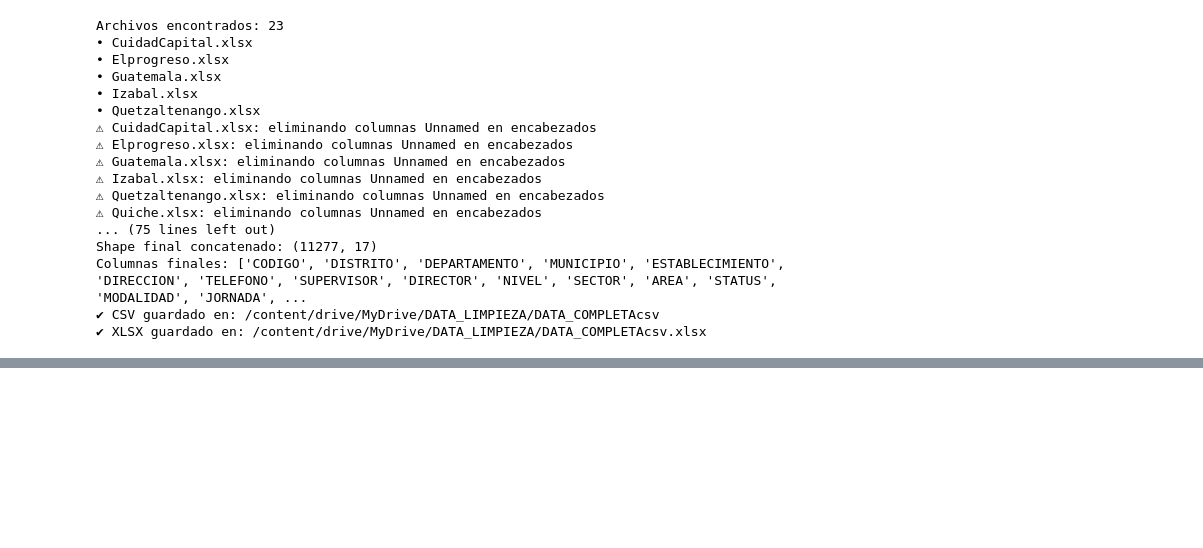
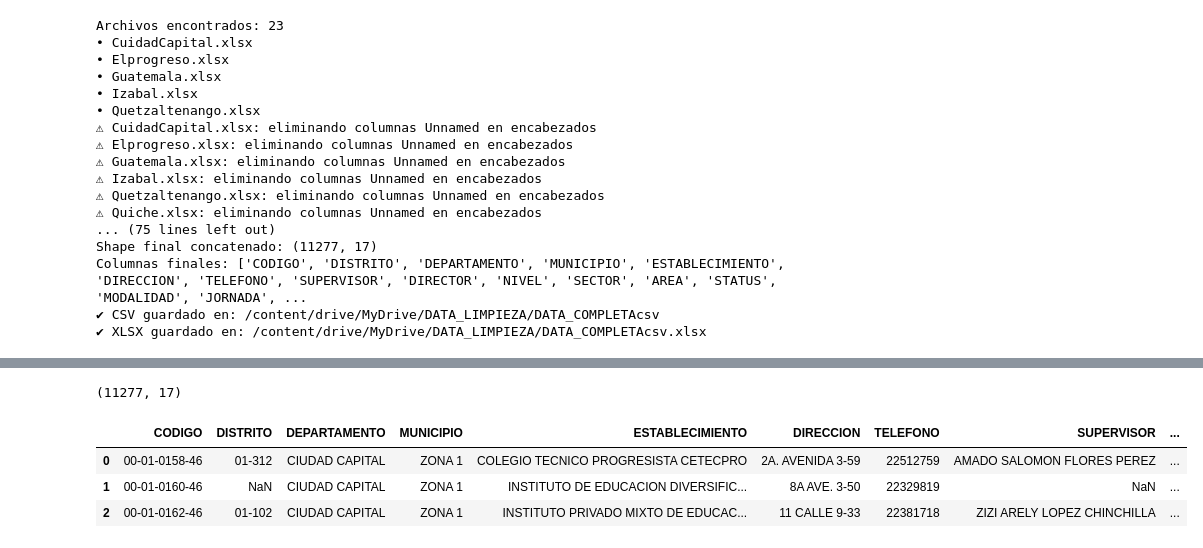
Before and after one commit to DiederichSolis/PR_data, a Jupyter notebook: Proyecto.ipynb, the cells around one changed output, grey strips where cells are left out. Saved outputs shown, nothing was run; the diff lists cells and outputs as text; code cells hidden in the pictures; blank space fills up the shorter version.

```diff
--- a/Proyecto.ipynb
+++ b/Proyecto.ipynb
@@ -272,0 +285,23 @@ Columnas finales: ['CODIGO', 'DISTRITO', 'DEPARTAMENTO', 'MUNICIPIO', 'ESTABLECI
+# %%
+import os
+import re
+import unicodedata
+import numpy as np
+import pandas as pd
+
+OUT_DIR = os.path.join(BASE, "DATA_LIMPIEZA", "evidencias_crudo")
+os.makedirs(OUT_DIR, exist_ok=True)
+
+
+PATH_CSV_CRUDO = os.path.join(BASE, "DATA_LIMPIEZA", "DATA_COMPLETAcsv")
+
+
+df_raw = pd.read_csv(PATH_CSV_CRUDO, dtype=str, keep_default_na=False, na_values=[""])
+print(df_raw.shape)
+df_raw.head(3)
+# %% [output]
+(11277, 17)
+|  | CODIGO | DISTRITO | DEPARTAMENTO | MUNICIPIO | ESTABLECIMIENTO | DIRECCION | TELEFONO | SUPERVISOR | ... |
+| 0 | 00-01-0158-46 | 01-312 | CIUDAD CAPITAL | ZONA 1 | COLEGIO TECNICO PROGRESISTA CETECPRO | 2A. AVENIDA 3-59 | 22512759 | AMADO SALOMON FLORES PEREZ | ... |
+| 1 | 00-01-0160-46 | NaN | CIUDAD CAPITAL | ZONA 1 | INSTITUTO DE EDUCACION DIVERSIFIC... | 8A AVE. 3-50 | 22329819 | NaN | ... |
+| 2 | 00-01-0162-46 | 01-102 | CIUDAD CAPITAL | ZONA 1 | INSTITUTO PRIVADO MIXTO DE EDUCAC... | 11 CALLE 9-33 | 22381718 | ZIZI ARELY LOPEZ CHINCHILLA | ... |
```
Also changed, not shown: parts of 9 cells of this notebook.
